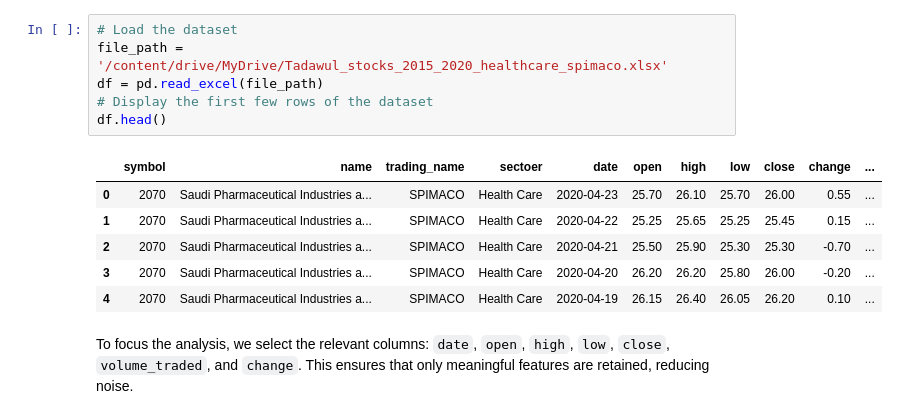
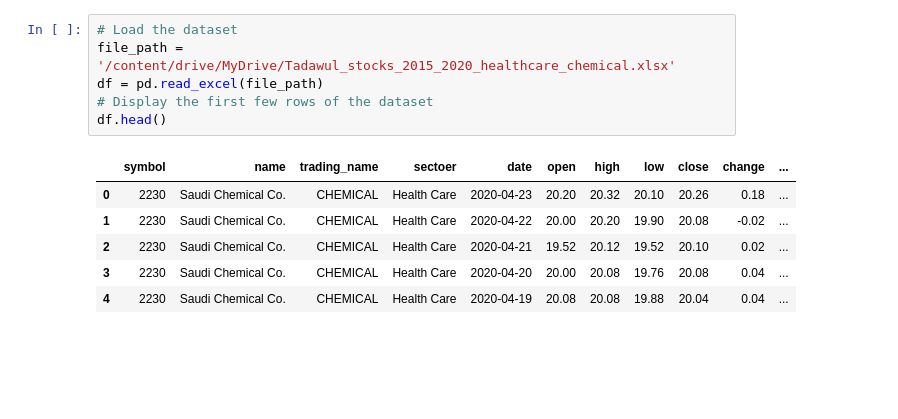
Before and after one commit to Mahmood-Anaam/Saudi-Stock-Exchange-Tadawul-prediction, a Jupyter notebook: notebooks/Tadawul_stocks_2015_2020_healthcare_spimaco.ipynb, the cells around one changed output. Cells and saved outputs as stored; diff of their text form; blank space fills up the shorter version.

```diff
--- a/notebooks/Tadawul_stocks_2015_2020_healthcare_spimaco.ipynb
+++ b/notebooks/Tadawul_stocks_2015_2020_healthcare_spimaco.ipynb
@@ -62,15 +77,13 @@ First, we load the dataset and inspect its structure to understand the available
 # %%
 # Load the dataset
-file_path = '/content/drive/MyDrive/Tadawul_stocks_2015_2020_healthcare_spimaco.xlsx'
+file_path = '/content/drive/MyDrive/Tadawul_stocks_2015_2020_healthcare_chemical.xlsx'
 df = pd.read_excel(file_path)
 # Display the first few rows of the dataset
 df.head()
 # %% [output]
 |  | symbol | name | trading_name | sectoer | date | open | high | low | close | change | ... |
-| 0 | 2070 | Saudi Pharmaceutical Industries a... | SPIMACO | Health Care | 2020-04-23 | 25.70 | 26.10 | 25.70 | 26.00 | 0.55 | ... |
-| 1 | 2070 | Saudi Pharmaceutical Industries a... | SPIMACO | Health Care | 2020-04-22 | 25.25 | 25.65 | 25.25 | 25.45 | 0.15 | ... |
-| 2 | 2070 | Saudi Pharmaceutical Industries a... | SPIMACO | Health Care | 2020-04-21 | 25.50 | 25.90 | 25.30 | 25.30 | -0.70 | ... |
-| 3 | 2070 | Saudi Pharmaceutical Industries a... | SPIMACO | Health Care | 2020-04-20 | 26.20 | 26.20 | 25.80 | 26.00 | -0.20 | ... |
-| 4 | 2070 | Saudi Pharmaceutical Industries a... | SPIMACO | Health Care | 2020-04-19 | 26.15 | 26.40 | 26.05 | 26.20 | 0.10 | ... |
+| 0 | 2230 | Saudi Chemical Co. | CHEMICAL | Health Care | 2020-04-23 | 20.20 | 20.32 | 20.10 | 20.26 | 0.18 | ... |
+| 1 | 2230 | Saudi Chemical Co. | CHEMICAL | Health Care | 2020-04-22 | 20.00 | 20.20 | 19.90 | 20.08 | -0.02 | ... |
+| 2 | 2230 | Saudi Chemical Co. | CHEMICAL | Health Care | 2020-04-21 | 19.52 | 20.12 | 19.52 | 20.10 | 0.02 | ... |
+| 3 | 2230 | Saudi Chemical Co. | CHEMICAL | Health Care | 2020-04-20 | 20.00 | 20.08 | 19.76 | 20.08 | 0.04 | ... |
+| 4 | 2230 | Saudi Chemical Co. | CHEMICAL | Health Care | 2020-04-19 | 20.08 | 20.08 | 19.88 | 20.04 | 0.04 | ... |
-# %% [markdown]
-To focus the analysis, we select the relevant columns: `date`, `open`, `high`, `low`, `close`, `volume_traded`, and `change`. This ensures that only meaningful features are retained, reducing noise.
```
Also changed, not shown: parts of 161 cells of this notebook.
